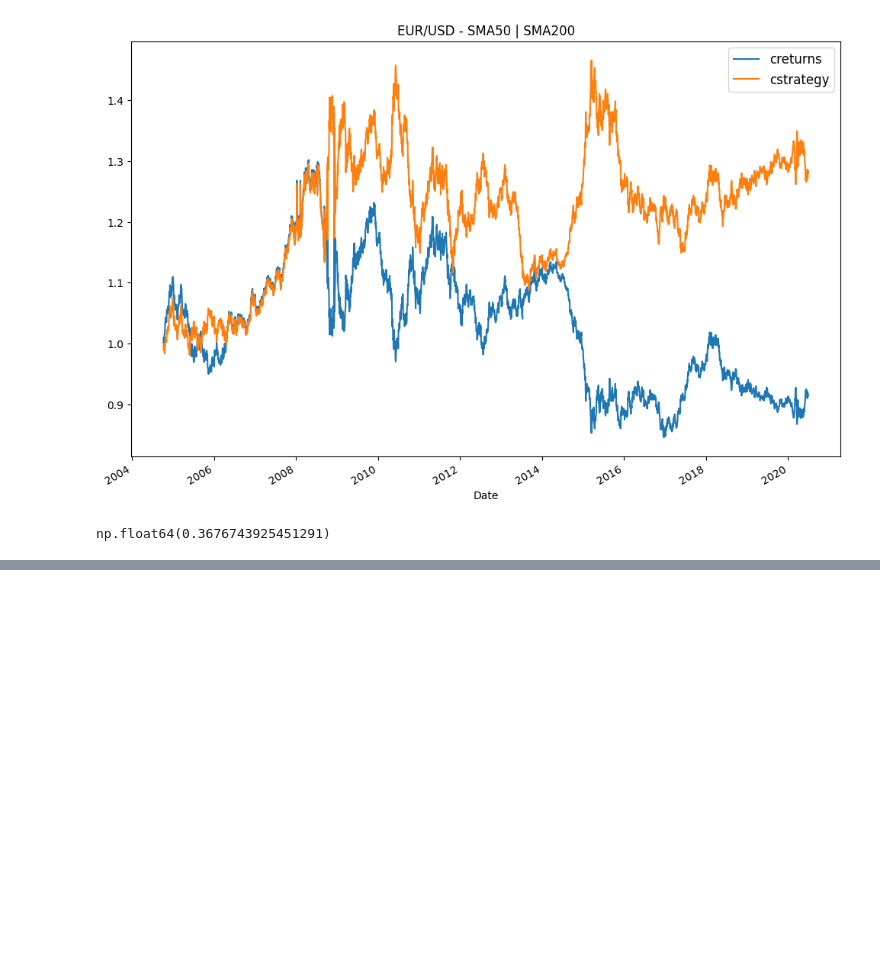
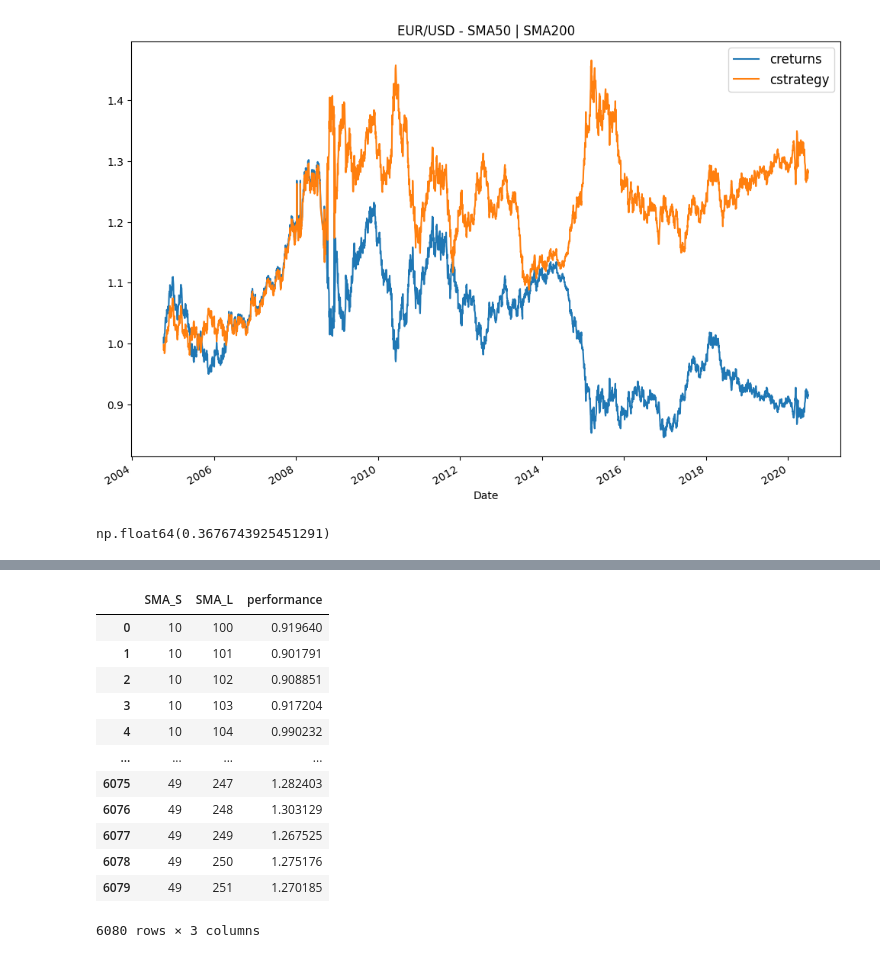
Before and after one commit to Rezamoghadam8810/Algorithmic_trading_tutorial, a Jupyter notebook: Defining_an_SMA_Crossover_Strategy.ipynb, the cells around one changed output, grey strips where cells are left out. Cells and saved outputs as stored; diff of their text form; code cells hidden in the pictures; blank space fills up the shorter version.

```diff
--- a/Defining_an_SMA_Crossover_Strategy.ipynb
+++ b/Defining_an_SMA_Crossover_Strategy.ipynb
@@ -199,0 +273,2 @@ np.float64(0.3676743925451291)
+# %%
+combinations = list(product(SMA_S_range,SMA_L_range))
@@ -199,0 +283,4 @@ np.float64(0.3676743925451291)
+# %%
+results=[]
+for comb in combinations:
+  results.append(test_strategy(comb))
@@ -199,0 +319,3 @@ np.float64(0.3676743925451291)
+# %%
+many_results=pd.DataFrame(data=combinations,columns=["SMA_S","SMA_L"])
+many_results
@@ -199,0 +336,18 @@ np.float64(0.3676743925451291)
+# %%
+many_results["performance"] = results
+# %%
+many_results
+# %% [output]
+|  | SMA_S | SMA_L | performance |
+| 0 | 10 | 100 | 0.919640 |
+| 1 | 10 | 101 | 0.901791 |
+| 2 | 10 | 102 | 0.908851 |
+| 3 | 10 | 103 | 0.917204 |
+| 4 | 10 | 104 | 0.990232 |
+| ... | ... | ... | ... |
+| 6075 | 49 | 247 | 1.282403 |
+| 6076 | 49 | 248 | 1.303129 |
+| 6077 | 49 | 249 | 1.267525 |
+| 6078 | 49 | 250 | 1.275176 |
+| 6079 | 49 | 251 | 1.270185 |
+6080 rows × 3 columns
```
Also changed, not shown: parts of 19 cells of this notebook.
